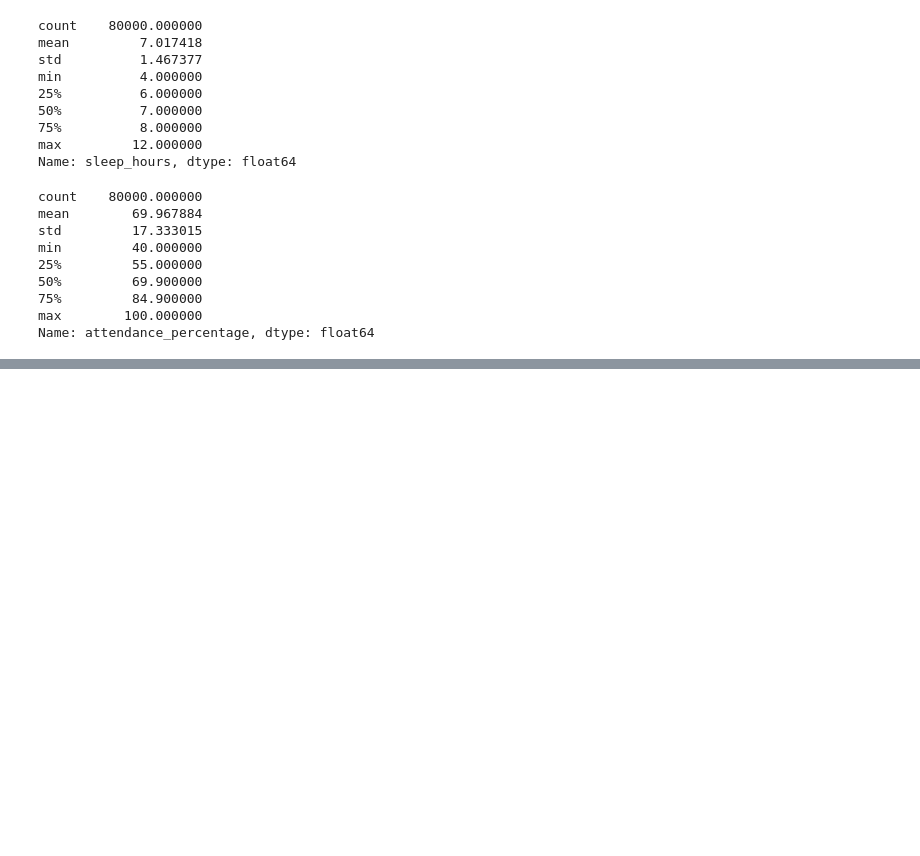
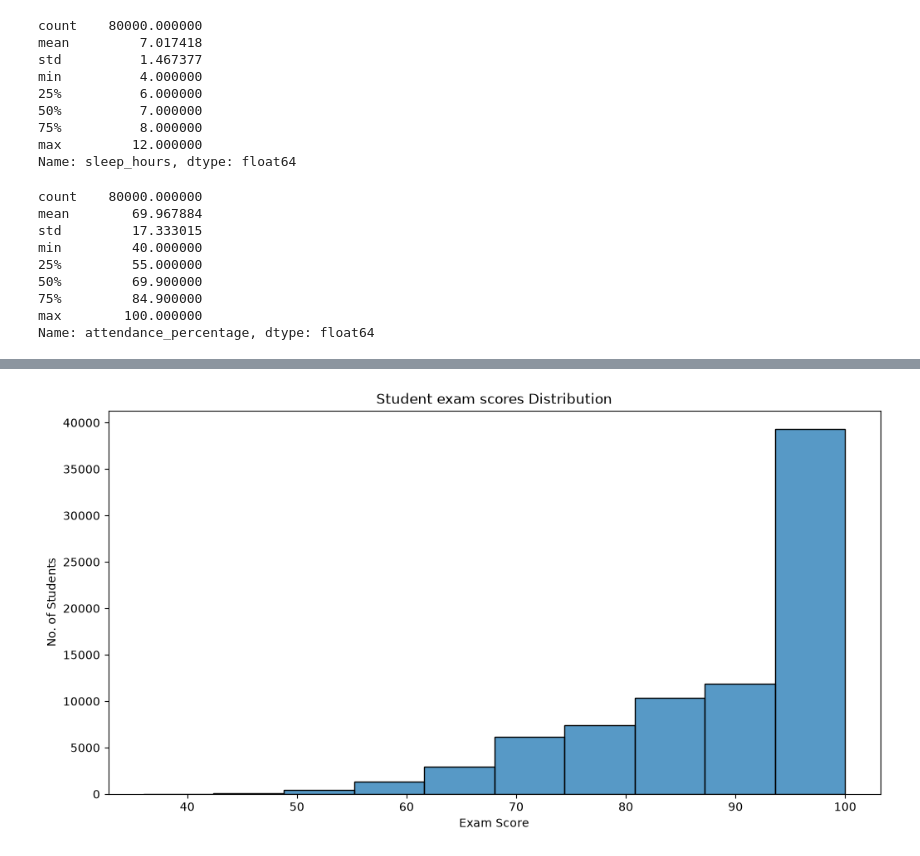
Before and after one commit to aaliya0704/Student-Performance-EDA, a Jupyter notebook: student_performance_analysis.ipynb, the cells around one changed output, grey strips where cells are left out. Saved outputs shown, nothing was run; the diff lists cells and outputs as text; code cells hidden in the pictures; blank space fills up the shorter version.

```diff
--- a/student_performance_analysis.ipynb
+++ b/student_performance_analysis.ipynb
@@ -168,0 +218,12 @@ Name: attendance_percentage, dtype: float64
+# %%
+# PLOTTING THE DISTRIBUTION OF EXAM SCORES USING HISTOGRAM:
+# Q) How are student scores distributed?
+plt.figure(figsize=(12, 6))
+sns.histplot(df["exam_score"], bins= 10)
+
+plt.title("Student exam scores Distribution")
+plt.xlabel("Exam Score")
+plt.ylabel("No. of Students")
+plt.show()
+# %% [output]
+[figure, added]
```
Also changed, not shown: parts of 4 cells of this notebook.
